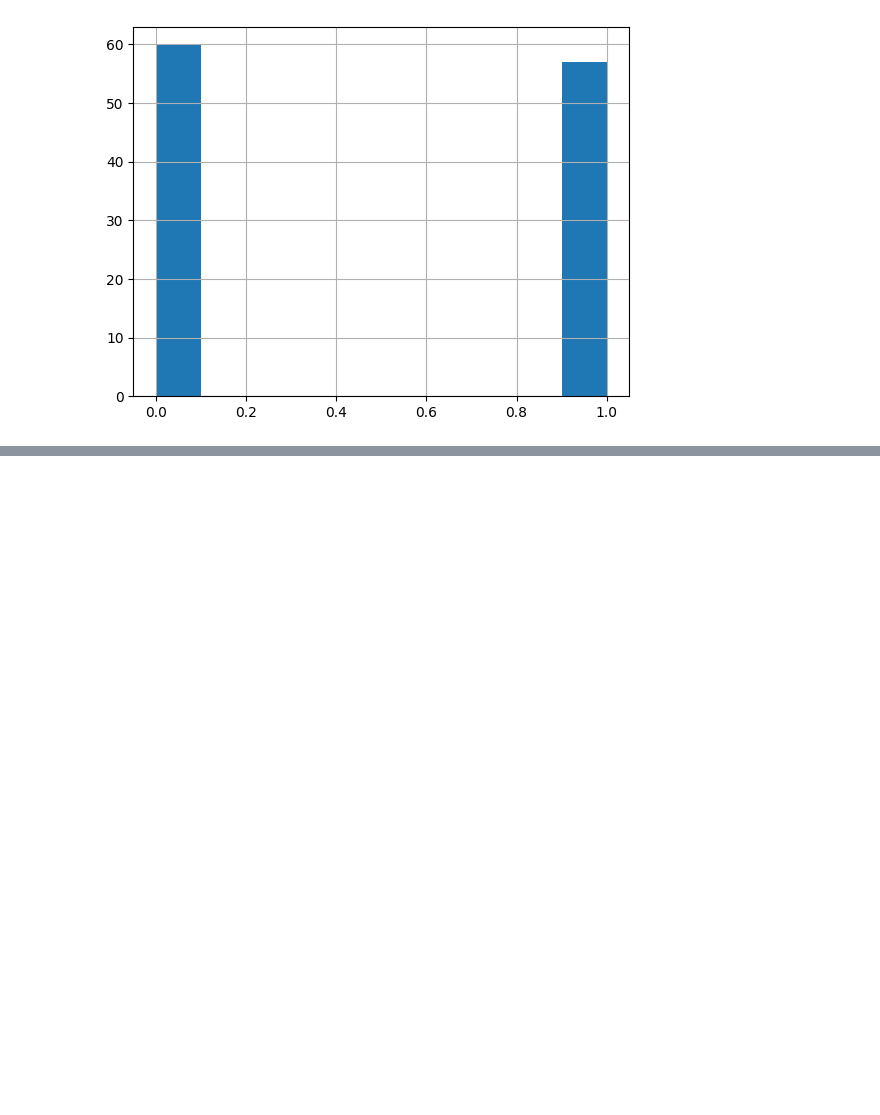
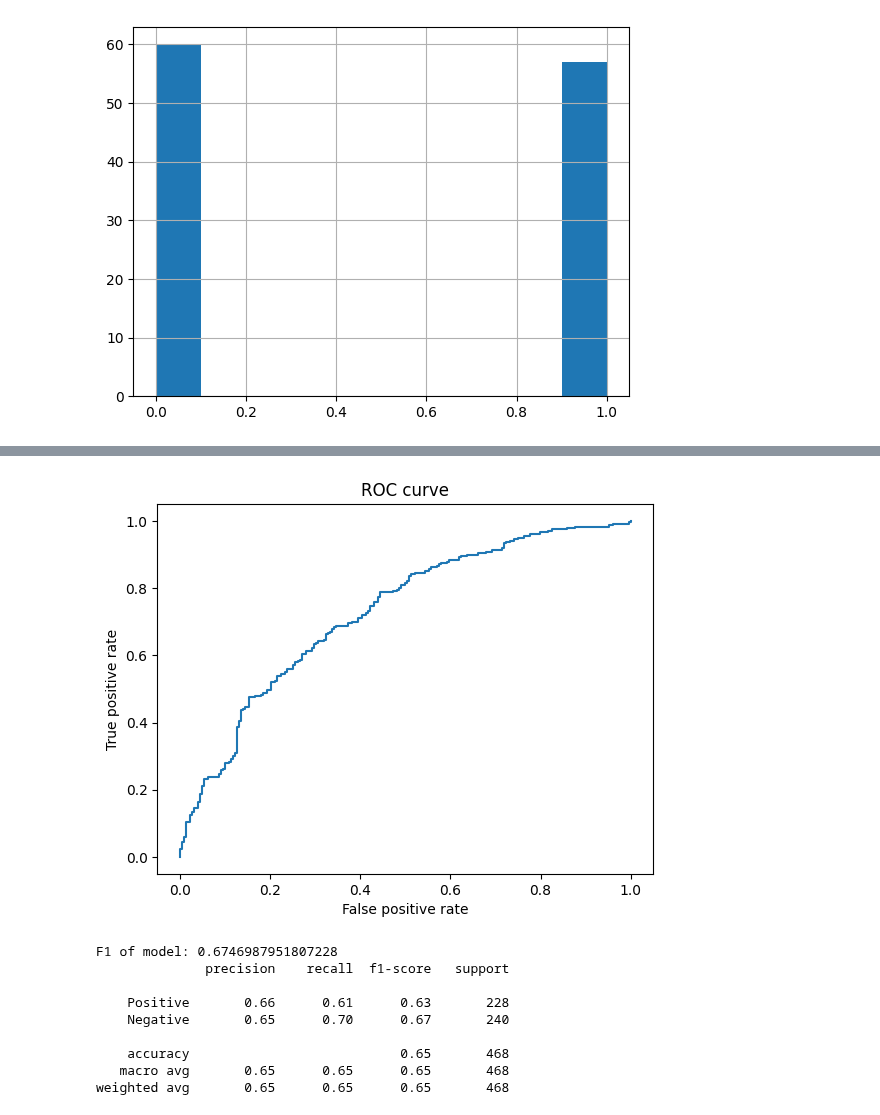
Before and after one commit to Dragoh54/MachineLearning-Labs, a Jupyter notebook: lab5/2024_ML_LR5_MACS (2).ipynb, the cells around one changed output, grey strips where cells are left out. Cells and saved outputs as stored; diff of their text form; code cells hidden in the pictures; blank space fills up the shorter version.

```diff
--- a/lab5/2024_ML_LR5_MACS (2).ipynb
+++ b/lab5/2024_ML_LR5_MACS (2).ipynb
@@ -665,0 +719,5 @@ Result of cross validation: 0.775
+# %%
+undersample = RandomUnderSampler(sampling_strategy='majority',random_state=RANDOM_STATE)
+X= heart.drop(['TenYearCHD'],axis=True).values
+y=heart['TenYearCHD']
+X,y = undersample.fit_resample(X,y)
@@ -665,0 +759,15 @@ Result of cross validation: 0.775
+# %%
+ROC_Curve_Plot(fpr, tpr)
+print("F1 of model: "+ str(f1_score(ytest, ypred)))
+print(classification_report(ytest,ypred,target_names=['Positive','Negative']))
+# %% [output]
+[figure, added]
+F1 of model: 0.6746987951807228
+              precision    recall  f1-score   support
+
+    Positive       0.66      0.61      0.63       228
+    Negative       0.65      0.70      0.67       240
+
+    accuracy                           0.65       468
+   macro avg       0.65      0.65      0.65       468
+weighted avg       0.65      0.65      0.65       468
```
Also changed, not shown: parts of 16 cells of this notebook, 1 other file.
